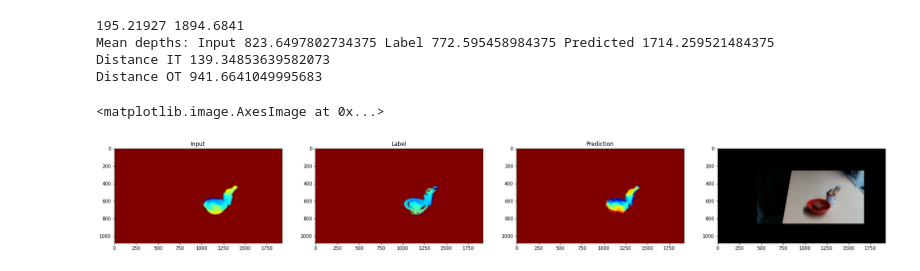
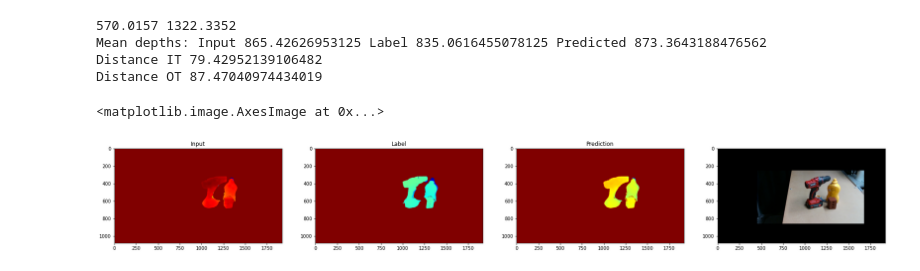
Before and after one commit to alr-internship/self-supervised-depth-denoising, a Jupyter notebook: notebooks/10_evaluate_model.ipynb, the cells around one changed output. Cells and saved outputs as stored; diff of their text form; code cells hidden in the pictures.

Commit message:
updated resources and evaluation

```diff
--- a/notebooks/10_evaluate_model.ipynb
+++ b/notebooks/10_evaluate_model.ipynb
@@ -19,7 +19,7 @@ import yaml
 root_path = Path("../")
 
 class Args:
-    model_dir = root_path / "resources/models/1645352053.680582/M_total"
+    model_dir = root_path / "local_resources/models/1645359498.7764628/M_total"
 
 args = Args()
 
@@ -33,7 +33,7 @@ trainer_config = config['basic_trainer']
 dataset_config_yaml = config['dataset_config']
 dataset_config = BasicDataset.Config.from_config(dataset_config_yaml)
 
-path = root_path / Path(trainer_config['train_path']).parent / "train_dataset.json"
+path = root_path / Path(trainer_config['train_path']).parent / "test_dataset.json"
 files = DatasetInterface.get_files_by_path(path)
 
 net = UNet(
@@ -157,12 +121,12 @@ pred_pcd = imgs_to_pcd(input_rgb, pred_depth, rs_ci)
 input_pcd = imgs_to_pcd(input_rgb, input_depth.astype(np.float32), rs_ci)
 output_pcd = imgs_to_pcd(output_rgb, real_depth, rs_ci)
 
-o3d.visualization.draw_geometries([input_pcd])
-o3d.visualization.draw_geometries([output_pcd])
-o3d.visualization.draw_geometries([pred_pcd])
-o3d.visualization.draw_geometries([input_pcd, output_pcd])
-o3d.visualization.draw_geometries([input_pcd, pred_pcd])
-o3d.visualization.draw_geometries([pred_pcd, output_pcd])
+# o3d.visualization.draw_geometries([input_pcd])
+# o3d.visualization.draw_geometries([output_pcd])
+# o3d.visualization.draw_geometries([pred_pcd])
+# o3d.visualization.draw_geometries([input_pcd, output_pcd])
+# o3d.visualization.draw_geometries([input_pcd, pred_pcd])
+# o3d.visualization.draw_geometries([pred_pcd, output_pcd])
 
 _, axarr = plt.subplots(1, 4, figsize=(30, 10))
 axarr[0].title.set_text("Input")
@@ -178,6 +142,6 @@ Predicting image /home/claudiusk/Documents/Studium/self-supervised-depth-denoisi
-195.21927 1894.6841
-Mean depths: Input 823.6497802734375 Label 772.595458984375 Predicted 1714.259521484375
-Distance IT 139.34853639582073
-Distance OT 941.6641049995683
+570.0157 1322.3352
+Mean depths: Input 865.42626953125 Label 835.0616455078125 Predicted 873.3643188476562
+Distance IT 79.42952139106482
+Distance OT 87.47040974434019
 <matplotlib.image.AxesImage at 0x...>
-[figure, old version]
+[figure, new version]
```
Also changed, not shown: parts of 3 cells of this notebook, 1 other file.
